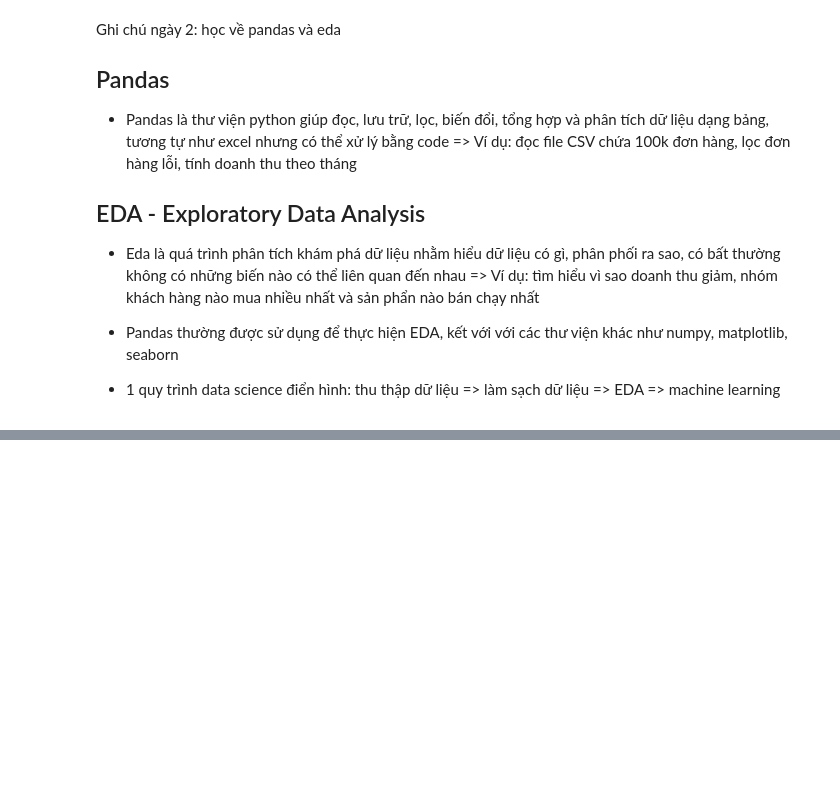
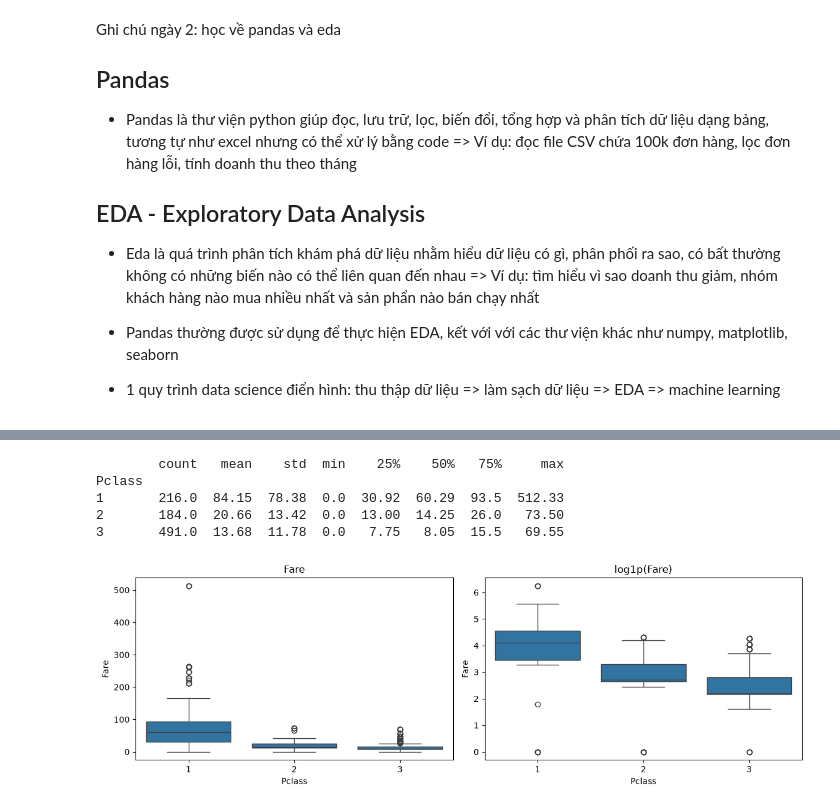
Before and after one commit to nvtquang/ai-engineer-journey, a Jupyter notebook: week01/day2_eda.ipynb, the cells around one changed output, grey strips where cells are left out. Drawn from its saved outputs; the diff is of its cells as text; code cells hidden in the pictures; blank space fills up the shorter version.

```diff
--- a/week01/day2_eda.ipynb
+++ b/week01/day2_eda.ipynb
@@ -38,0 +121,7 @@ Name: Product A, dtype: int64
+# %%
+df["AgeGroup"] = pd.cut(
+    df["Age"],
+    bins=[0, 12, 18, 35, 60, 100],
+    labels=["Child", "Teen", "YoungAdult", "Adult", "Senior"],
+)
+df.groupby("AgeGroup", observed=True)["Survived"].agg(["mean", "count"]).round(3)
@@ -38,0 +136,17 @@ Name: Product A, dtype: int64
+# %%
+print(df.groupby("Pclass")["Fare"].describe().round(2))
+
+fig, axes = plt.subplots(1, 2, figsize=(12, 4))
+sns.boxplot(data=df, x="Pclass", y="Fare", ax=axes[0])
+axes[0].set_title("Fare")
+sns.boxplot(x=df["Pclass"], y=np.log1p(df["Fare"]), ax=axes[1])
+axes[1].set_title("log1p(Fare)")
+plt.tight_layout()
+plt.show()
+# %% [output]
+        count   mean    std  min    25%    50%   75%     max
+Pclass
+1       216.0  84.15  78.38  0.0  30.92  60.29  93.5  512.33
+2       184.0  20.66  13.42  0.0  13.00  14.25  26.0   73.50
+3       491.0  13.68  11.78  0.0   7.75   8.05  15.5   69.55
+[figure, added]
```
Also changed, not shown: parts of 17 cells of this notebook, 2 other files.
